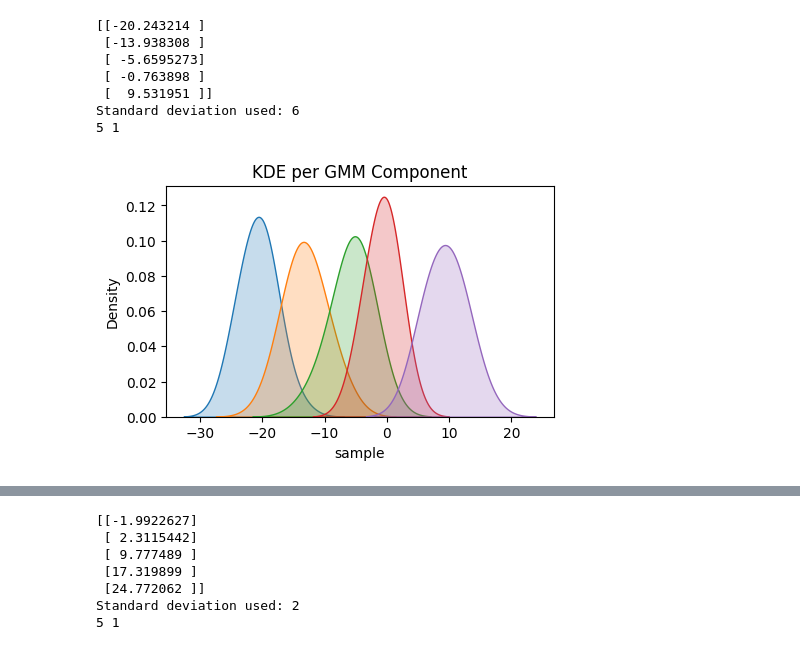
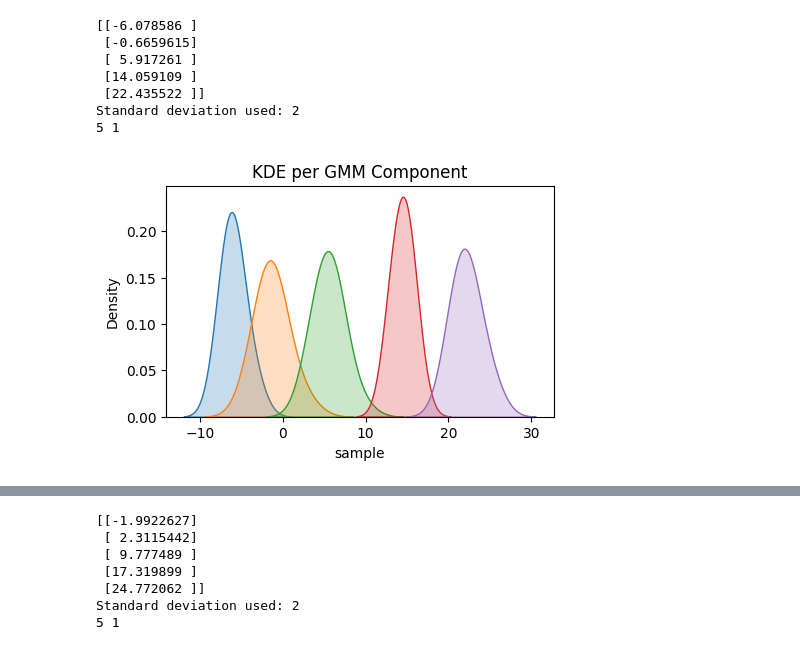
Before and after one commit to draeloslab/mm-vae, a Jupyter notebook: generate_gmm_priors.ipynb, the cells around one changed output, grey strips where cells are left out. Saved outputs shown, nothing was run; the diff lists cells and outputs as text; code cells hidden in the pictures.

```diff
--- a/generate_gmm_priors.ipynb
+++ b/generate_gmm_priors.ipynb
@@ -44,32 +44,32 @@ def generate_5_gmm_centers(num_pairs, range_start):
 # %%
 batch_size = 128
 num_samples = 100
 def gaussian_sample(num_samples):
     startpoint = random.randint(-30,0)
     gmm_centers = generate_5_gmm_centers(1, startpoint)
     print(gmm_centers.numpy())
-    gmm_std=6
+    gmm_std=2
     print(f"Standard deviation used: {gmm_std}")
     samples, components = draw_gmm_samples(num_samples, gmm_centers, gmm_std)
     data = samples.numpy()
     df = pd.DataFrame({'sample': data[:, 0], 'component': components})
     plt.figure(figsize=(5, 3))
     for comp_id in sorted(df['component'].unique()):
         subset = df[df['component'] == comp_id]
         sns.kdeplot(x=subset['sample'], fill=True, label=f'Component {comp_id}',bw_adjust=2)
     plt.title("KDE per GMM Component")
     plt.show()
     return gmm_centers.numpy(), df, gmm_std
 gmm_center, temp_data, gmm_std = gaussian_sample(num_samples)
 # %% [output]
-[[-20.243214 ]
- [-13.938308 ]
- [ -5.6595273]
- [ -0.763898 ]
- [  9.531951 ]]
-Standard deviation used: 6
+[[-6.078586 ]
+ [-0.6659615]
+ [ 5.917261 ]
+ [14.059109 ]
+ [22.435522 ]]
+Standard deviation used: 2
 5 1
-[figure, old version]
+[figure, new version]
 # %%
 gmm_centers_dim1, df, gmm_std = gaussian_sample(num_samples)
 gmm_centers_dim2, df, gmm_std = gaussian_sample(num_samples)
```
Also changed, not shown: parts of 10 cells of this notebook, 19 other files.
